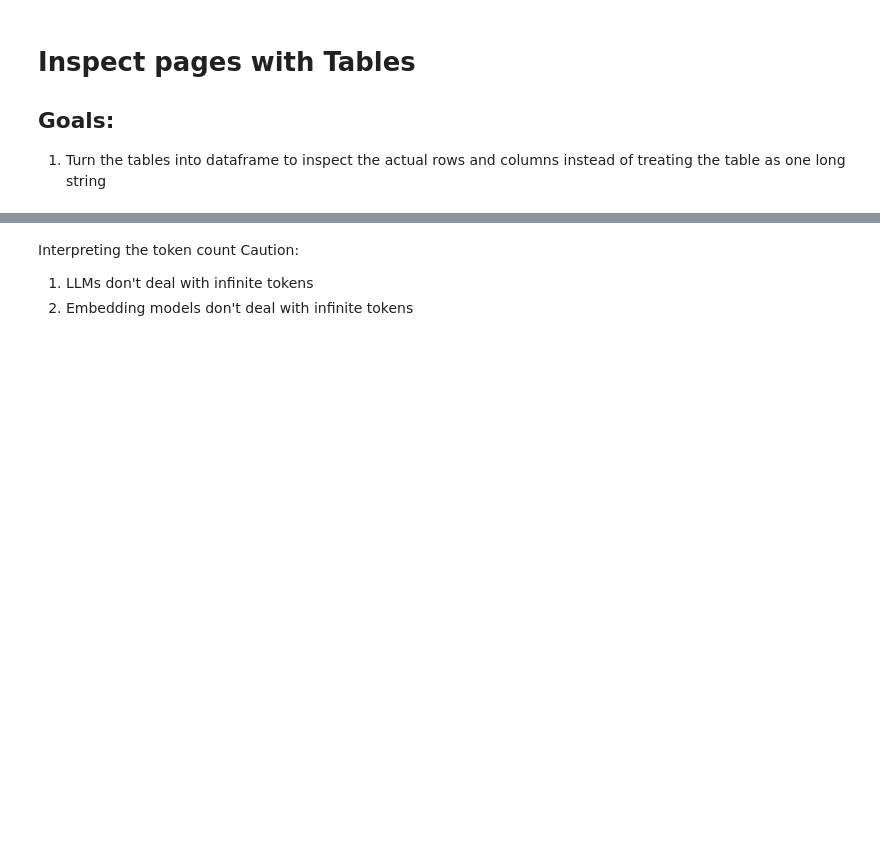
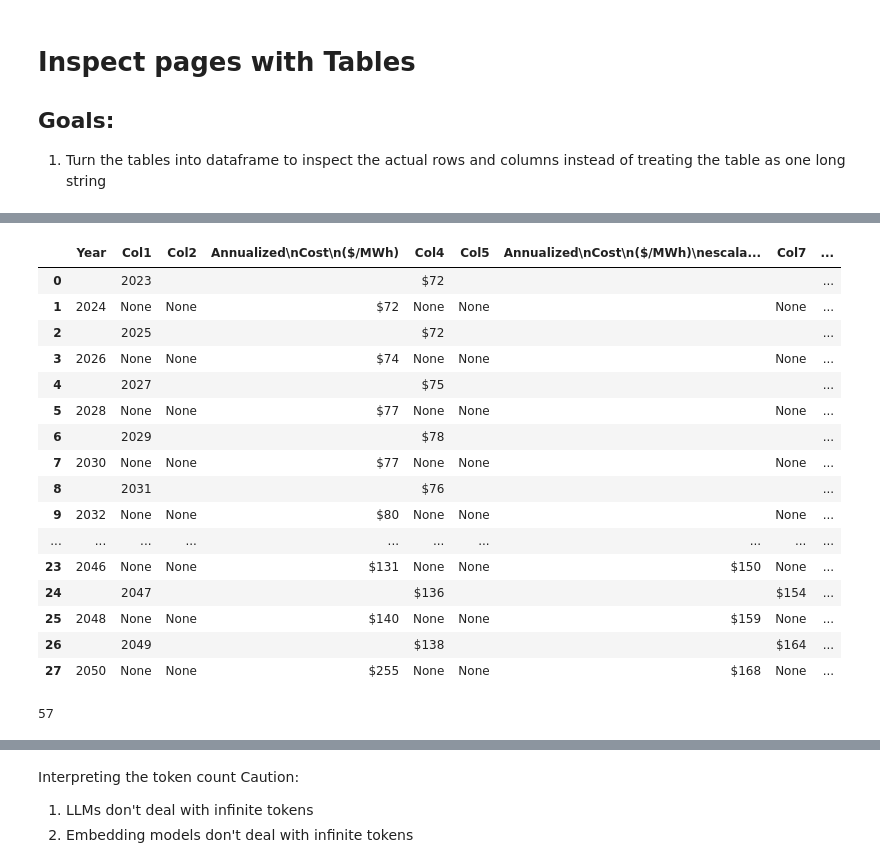
Before and after one commit to aplancher/RagWP, a Jupyter notebook: ragyou.ipynb, the cells around one changed output, grey strips where cells are left out. Drawn from its saved outputs; the diff is of its cells as text; code cells hidden in the pictures; blank space fills up the shorter version.

```diff
--- a/ragyou.ipynb
+++ b/ragyou.ipynb
@@ -244,0 +291,22 @@ print(all_tables[6]["page_number"])
+# %%
+display(all_tables[38]["data"])
+print(all_tables[38]["page_number"])
+# %% [output]
+|  | Year | Col1 | Col2 | Annualized\nCost\n($/MWh) | Col4 | Col5 | Annualized\nCost\n($/MWh)\nescala... | Col7 | ... |
+| 0 |  | 2023 |  |  | $72 |  |  |  | ... |
+| 1 | 2024 | None | None | $72 | None | None |  | None | ... |
+| 2 |  | 2025 |  |  | $72 |  |  |  | ... |
+| 3 | 2026 | None | None | $74 | None | None |  | None | ... |
+| 4 |  | 2027 |  |  | $75 |  |  |  | ... |
+| 5 | 2028 | None | None | $77 | None | None |  | None | ... |
+| 6 |  | 2029 |  |  | $78 |  |  |  | ... |
+| 7 | 2030 | None | None | $77 | None | None |  | None | ... |
+| 8 |  | 2031 |  |  | $76 |  |  |  | ... |
+| 9 | 2032 | None | None | $80 | None | None |  | None | ... |
+| ... | ... | ... | ... | ... | ... | ... | ... | ... | ... |
+| 23 | 2046 | None | None | $131 | None | None | $150 | None | ... |
+| 24 |  | 2047 |  |  | $136 |  |  | $154 | ... |
+| 25 | 2048 | None | None | $140 | None | None | $159 | None | ... |
+| 26 |  | 2049 |  |  | $138 |  |  | $164 | ... |
+| 27 | 2050 | None | None | $255 | None | None | $168 | None | ... |
+57
```
Also changed, not shown: parts of 17 cells of this notebook.
